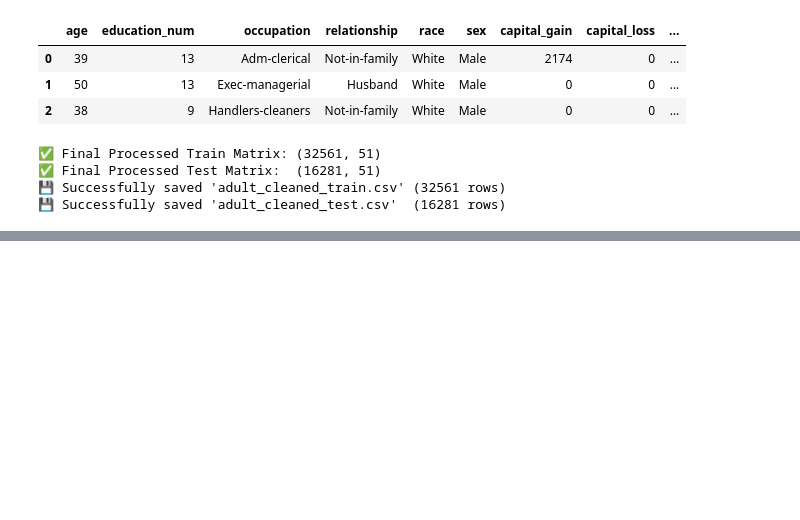
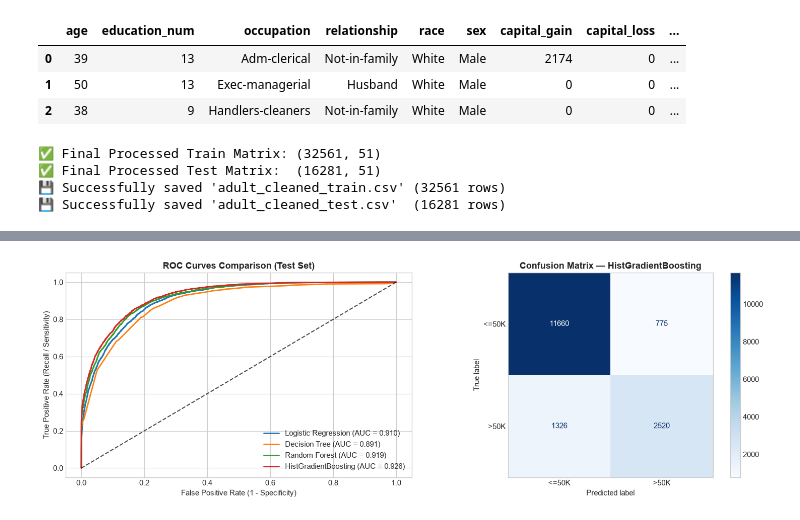
Before and after one commit to Mejri-Mehdi/Data-Prep-ML-Census-Income, a Jupyter notebook: notebooks/01_adult_census_data_prep_modeling.ipynb, the cells around one changed output, grey strips where cells are left out. Cells and saved outputs as stored; diff of their text form; code cells hidden in the pictures; blank space fills up the shorter version.

```diff
--- a/notebooks/01_adult_census_data_prep_modeling.ipynb
+++ b/notebooks/01_adult_census_data_prep_modeling.ipynb
@@ -399,0 +656,28 @@ print(f"💾 Successfully saved 'adult_cleaned_test.csv'  ({len(test_export)} ro
+# %%
+fig, axes = plt.subplots(1, 2, figsize=(15, 5))
+
+# Plot 1: ROC Curves Comparison
+for name, prob in y_probs.items():
+    fpr, tpr, _ = roc_curve(y_test, prob)
+    auc_val = roc_auc_score(y_test, prob)
+    axes[0].plot(fpr, tpr, label=f"{name} (AUC = {auc_val:.3f})", linewidth=2)
+
+axes[0].plot([0, 1], [0, 1], 'k--', alpha=0.7)
+axes[0].set_title('ROC Curves Comparison (Test Set)', fontsize=13, fontweight='bold')
+axes[0].set_xlabel('False Positive Rate (1 - Specificity)')
+axes[0].set_ylabel('True Positive Rate (Recall / Sensitivity)')
+axes[0].legend(loc='lower right')
+
+# Plot 2: Confusion Matrix for Champion Model (HistGradientBoosting)
+champ_name = 'HistGradientBoosting'
+champ_pred = trained_models[champ_name].predict(X_test_scaled)
+cm = confusion_matrix(y_test, champ_pred)
+disp = ConfusionMatrixDisplay(confusion_matrix=cm, display_labels=['<=50K', '>50K'])
+disp.plot(ax=axes[1], cmap='Blues', values_format='d')
+axes[1].set_title(f'Confusion Matrix — {champ_name}', fontsize=13, fontweight='bold')
+axes[1].grid(False)
+
+plt.tight_layout()
+plt.show()
+# %% [output]
+[figure, added]
```
Also changed, not shown: parts of 20 cells of this notebook, 10 other files.
